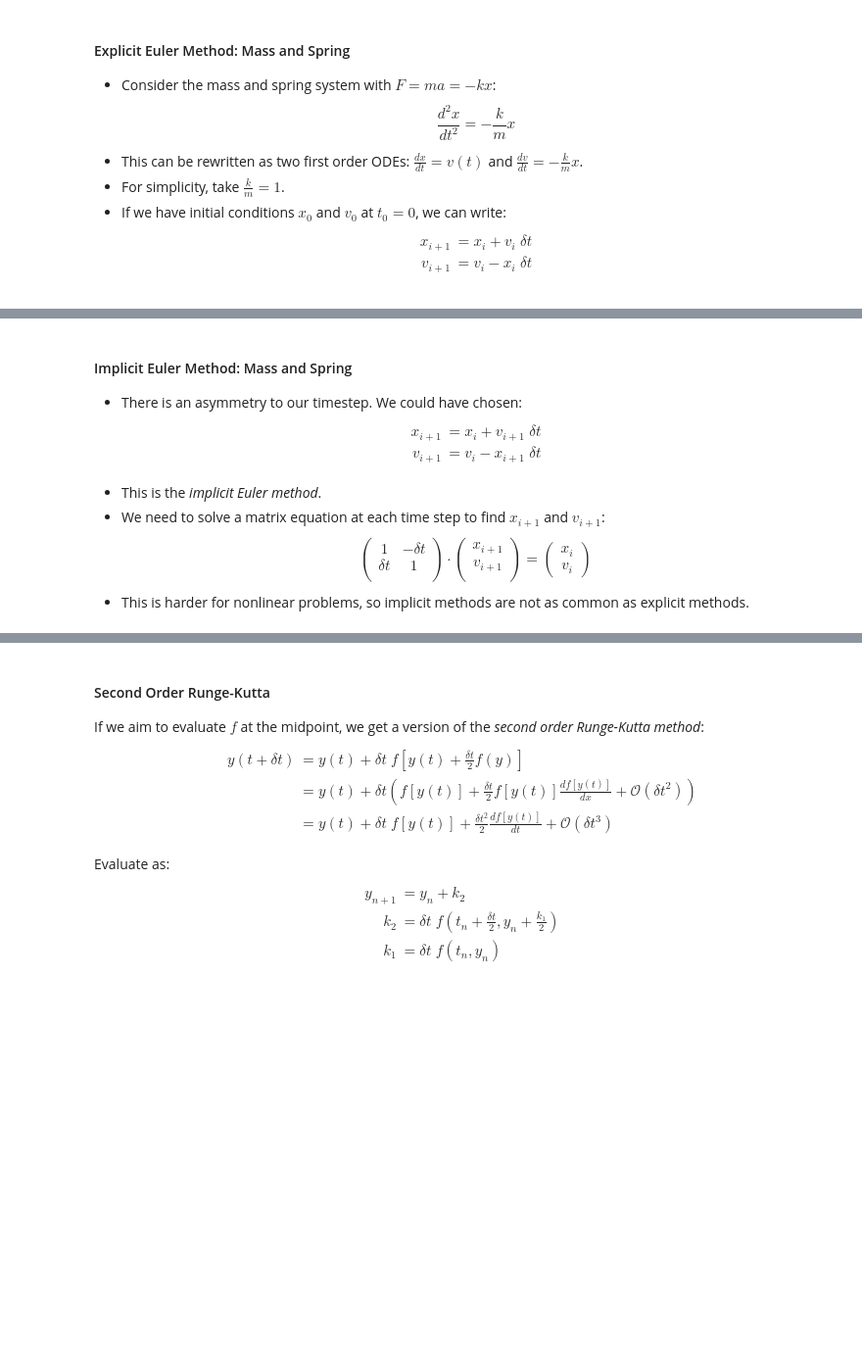
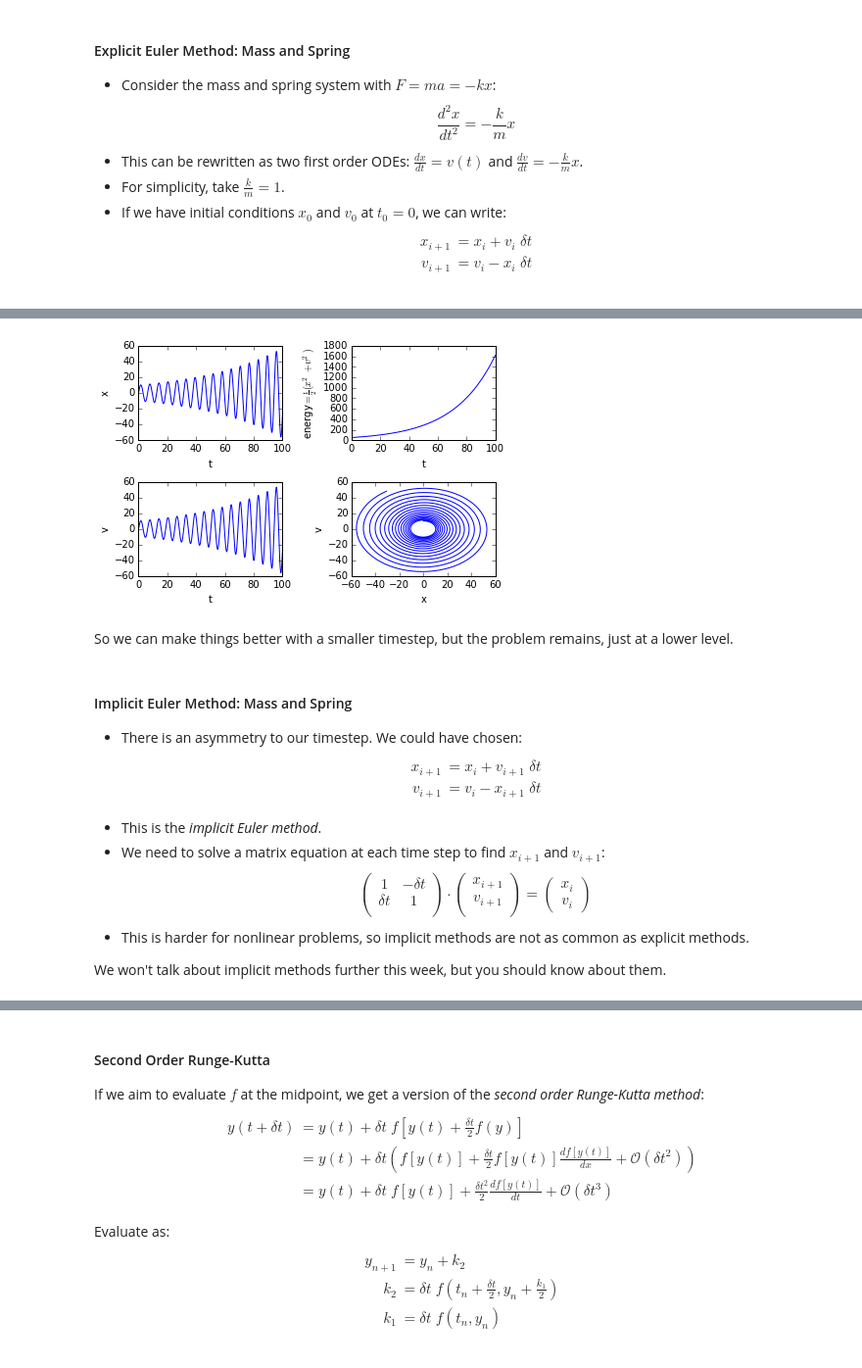
Before and after one commit to pitt1321/lectures, a Jupyter notebook: week_07/week_07.ipynb, the cells around one changed output, grey strips where cells are left out. Shown at 98% size. Cells and saved outputs as stored; diff of their text form; code cells hidden in the pictures; blank space fills up the shorter version.

```diff
--- a/week_07/week_07.ipynb
+++ b/week_07/week_07.ipynb
@@ -192,3 +376,9 @@ SyntaxError: invalid syntax (<ipython-input-6-3b8f4a4f3f9f>, line 5)
+# %%
+interactive(solve_spring_mass, N=(0,100000), x0=(-10,10), v0=(-10,10))
+# %% [output]
+[figure, added]
+# %% [markdown]
+So we can make things better with a smaller timestep, but the problem remains, just at a lower level.
 # %% [markdown]
 #### Implicit Euler Method: Mass and Spring
 
@@ -218,6 +408,8 @@ v_{i}
 \end{pmatrix}
 \end{equation*}
 * This is harder for nonlinear problems, so implicit methods are not as common as explicit methods.
+
+We won't talk about implicit methods further this week, but you should know about them.
 # %% [markdown]
 #### Conservation of Energy?
 
```
Also changed, not shown: parts of 20 cells of this notebook.
